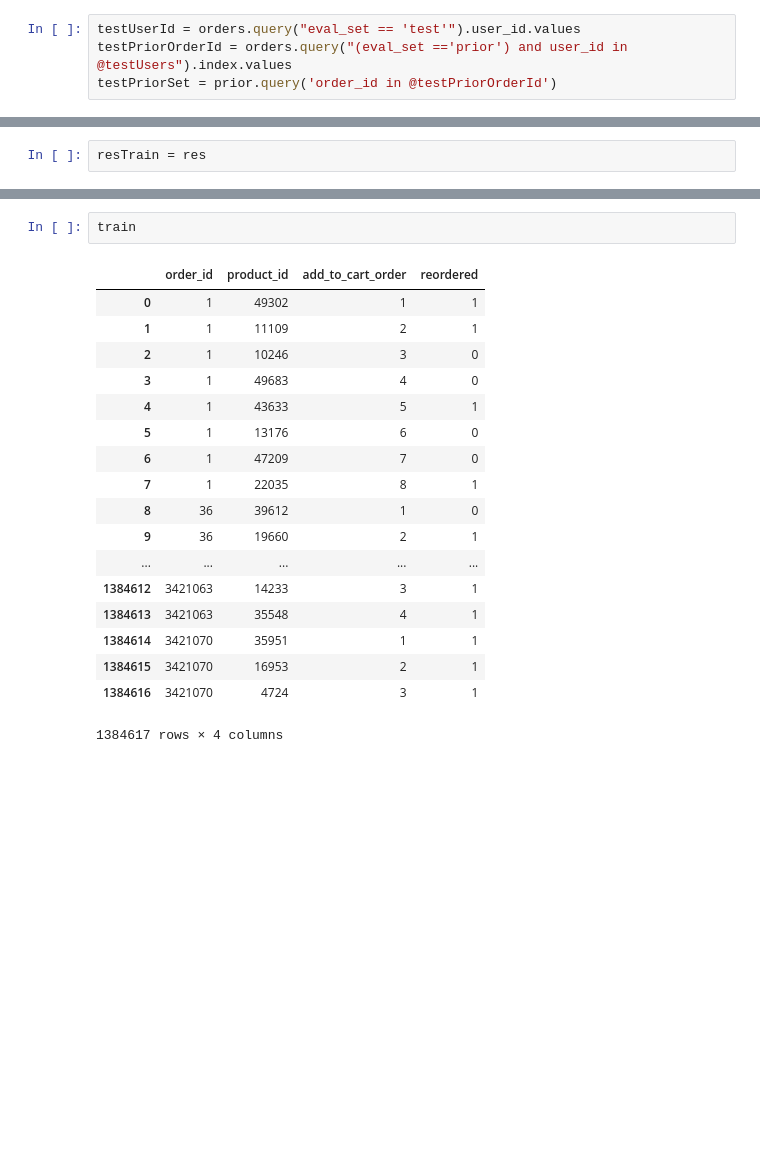
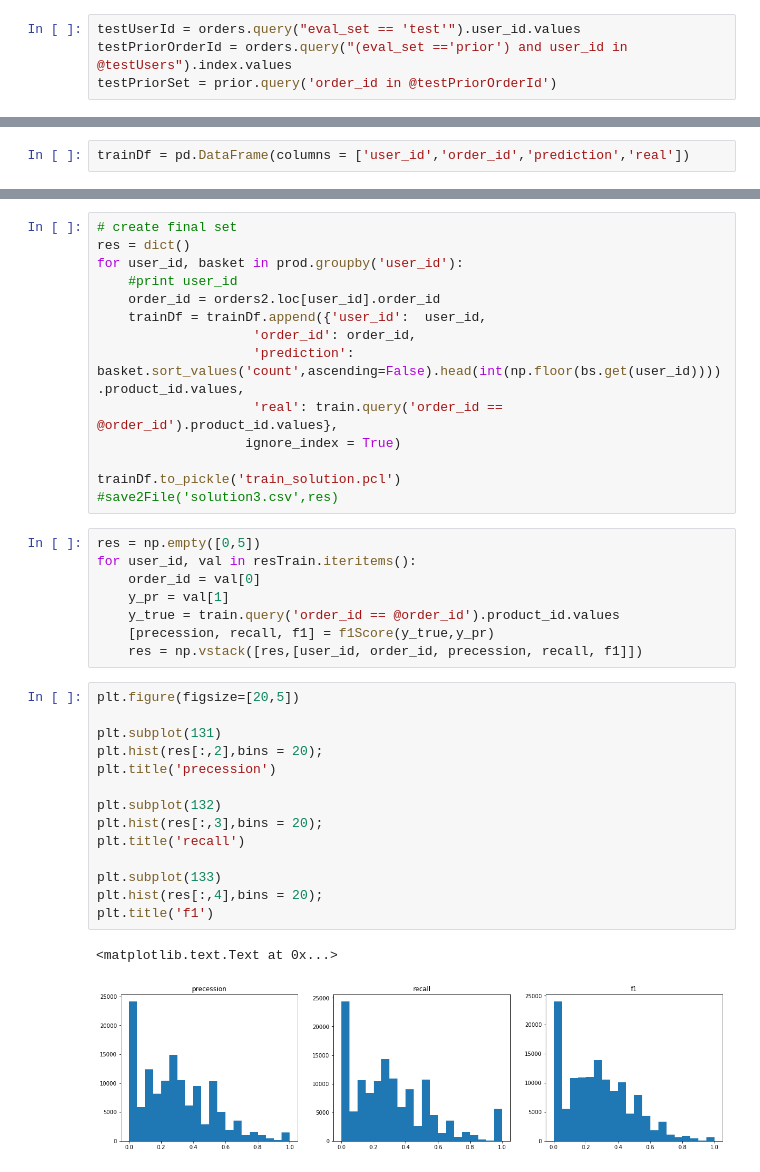
Before and after one commit to PhySci/instacart, a Jupyter notebook: First look.ipynb, the cells around one changed output, grey strips where cells are left out. Saved outputs shown, nothing was run; the diff lists cells and outputs as text; blank space fills up the shorter version.

```diff
--- a/First look.ipynb
+++ b/First look.ipynb
@@ -106,3 +127,5 @@ testPriorSet = prior.query('order_id in @testPriorOrderId')
+# %%
+trainDf = pd.DataFrame(columns = ['user_id','order_id','prediction','real'])
 # %%
 targetGroup = 'train'
 
@@ -137,4 +154,2 @@ for user_id, basket in prod.groupby('user_id'):
 # %% [output]
 [figure]
-# %%
-resTrain = res
@@ -196,21 +156,39 @@ resTest
-# %%
-train
-# %% [output]
-|  | order_id | product_id | add_to_cart_order | reordered |
-| 0 | 1 | 49302 | 1 | 1 |
-| 1 | 1 | 11109 | 2 | 1 |
-| 2 | 1 | 10246 | 3 | 0 |
-| 3 | 1 | 49683 | 4 | 0 |
-| 4 | 1 | 43633 | 5 | 1 |
-| 5 | 1 | 13176 | 6 | 0 |
-| 6 | 1 | 47209 | 7 | 0 |
-| 7 | 1 | 22035 | 8 | 1 |
-| 8 | 36 | 39612 | 1 | 0 |
-| 9 | 36 | 19660 | 2 | 1 |
-| ... | ... | ... | ... | ... |
-| 1384612 | 3421063 | 14233 | 3 | 1 |
-| 1384613 | 3421063 | 35548 | 4 | 1 |
-| 1384614 | 3421070 | 35951 | 1 | 1 |
-| 1384615 | 3421070 | 16953 | 2 | 1 |
-| 1384616 | 3421070 | 4724 | 3 | 1 |
-1384617 rows × 4 columns
+# %%
+# create final set
+res = dict()
+for user_id, basket in prod.groupby('user_id'):
+    #print user_id
+    order_id = orders2.loc[user_id].order_id
+    trainDf = trainDf.append({'user_id':  user_id,
+                    'order_id': order_id,
+                    'prediction': basket.sort_values('count',ascending=False).head(int(np.floor(bs.get(user_id)))).product_id.values,
+                    'real': train.query('order_id == @order_id').product_id.values},
+                   ignore_index = True)
+
+trainDf.to_pickle('train_solution.pcl')
+#save2File('solution3.csv',res)
+# %%
+res = np.empty([0,5])
+for user_id, val in resTrain.iteritems():
+    order_id = val[0]
+    y_pr = val[1]
+    y_true = train.query('order_id == @order_id').product_id.values
+    [precession, recall, f1] = f1Score(y_true,y_pr)
+    res = np.vstack([res,[user_id, order_id, precession, recall, f1]])
+# %%
+plt.figure(figsize=[20,5])
+
+plt.subplot(131)
+plt.hist(res[:,2],bins = 20);
+plt.title('precession')
+
+plt.subplot(132)
+plt.hist(res[:,3],bins = 20);
+plt.title('recall')
+
+plt.subplot(133)
+plt.hist(res[:,4],bins = 20);
+plt.title('f1')
+# %% [output]
+<matplotlib.text.Text at 0x...>
+[figure, added]
```
Also changed, not shown: parts of 11 cells of this notebook, 3 other files.
